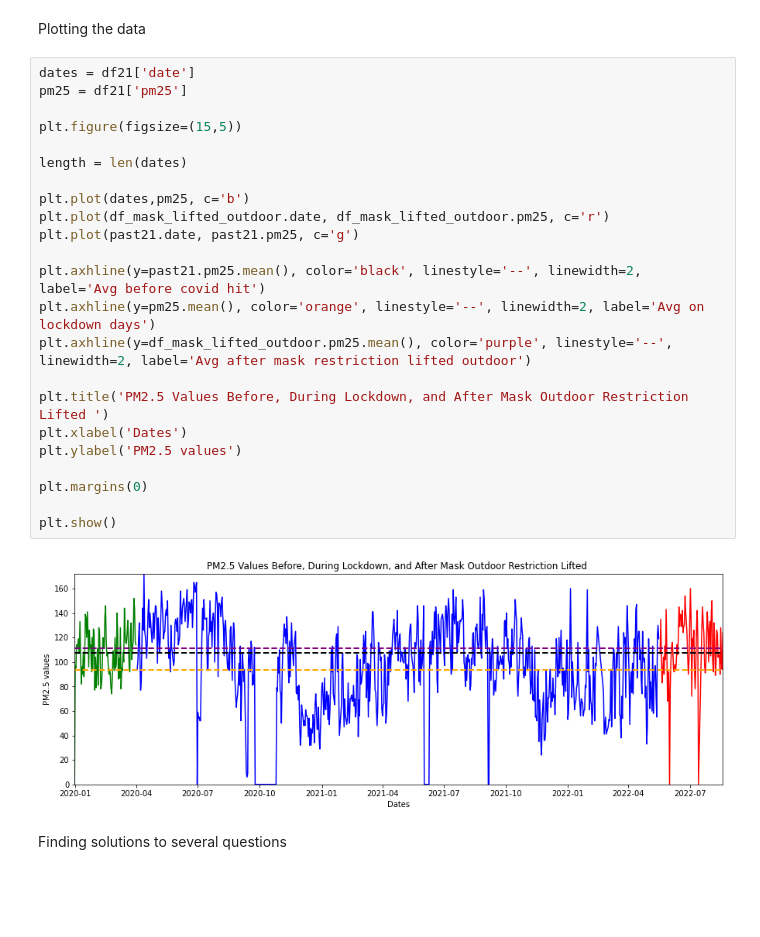
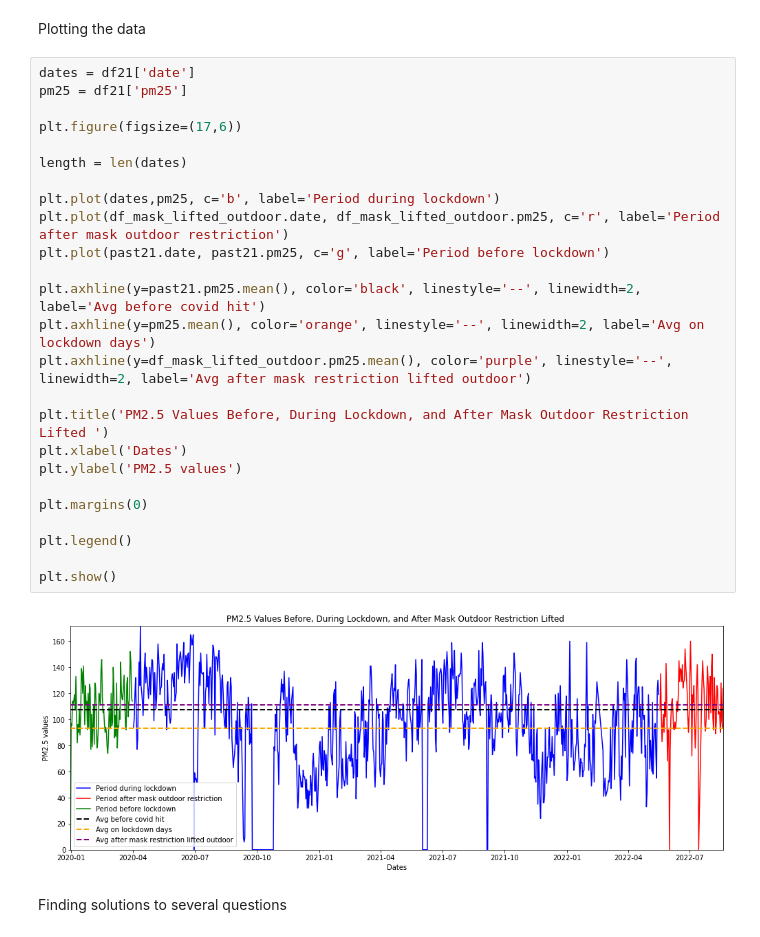
Before and after one commit to dwipaalfarisi/project-air-quality-index, a Jupyter notebook: air_pollution.ipynb, the cells around one changed output. Cells and saved outputs as stored; diff of their text form; blank space fills up the shorter version.

```diff
--- a/air_pollution.ipynb
+++ b/air_pollution.ipynb
@@ -420,28 +425,30 @@ Plotting the data
 # %%
 dates = df21['date']
 pm25 = df21['pm25']
 
-plt.figure(figsize=(15,5))
+plt.figure(figsize=(17,6))
 
 length = len(dates)
 
-plt.plot(dates,pm25, c='b')
-plt.plot(df_mask_lifted_outdoor.date, df_mask_lifted_outdoor.pm25, c='r')
-plt.plot(past21.date, past21.pm25, c='g')
+plt.plot(dates,pm25, c='b', label='Period during lockdown')
+plt.plot(df_mask_lifted_outdoor.date, df_mask_lifted_outdoor.pm25, c='r', label='Period after mask outdoor restriction')
+plt.plot(past21.date, past21.pm25, c='g', label='Period before lockdown')
 
 plt.axhline(y=past21.pm25.mean(), color='black', linestyle='--', linewidth=2, label='Avg before covid hit')
 plt.axhline(y=pm25.mean(), color='orange', linestyle='--', linewidth=2, label='Avg on lockdown days')
 plt.axhline(y=df_mask_lifted_outdoor.pm25.mean(), color='purple', linestyle='--', linewidth=2, label='Avg after mask restriction lifted outdoor')
 
 plt.title('PM2.5 Values Before, During Lockdown, and After Mask Outdoor Restriction Lifted ')
 plt.xlabel('Dates')
 plt.ylabel('PM2.5 values')
 
 plt.margins(0)
 
+plt.legend()
+
 plt.show()
 # %% [output]
-[figure, old version]
+[figure, new version]
 # %% [markdown]
 Finding solutions to several questions
 # %% [markdown]
```
Also changed, not shown: parts of 1 cell of this notebook.
